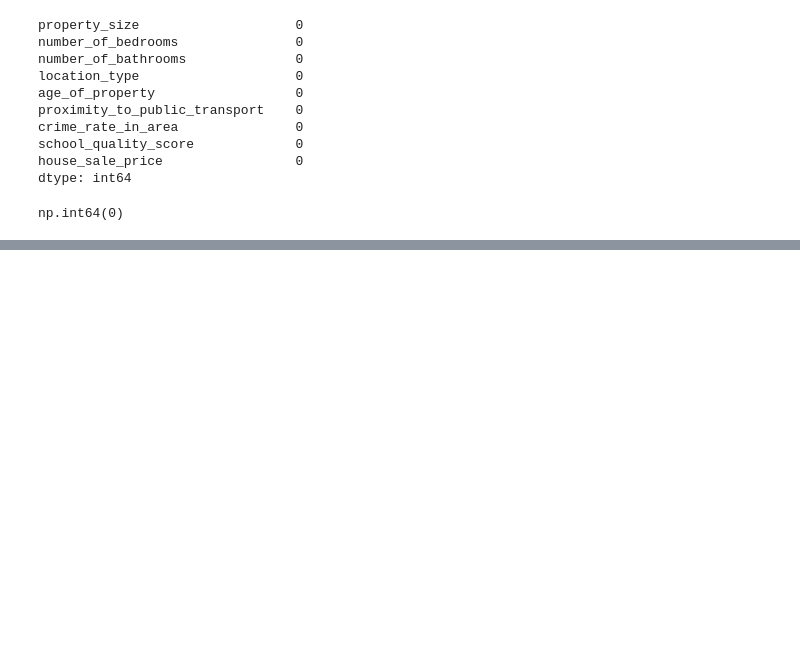
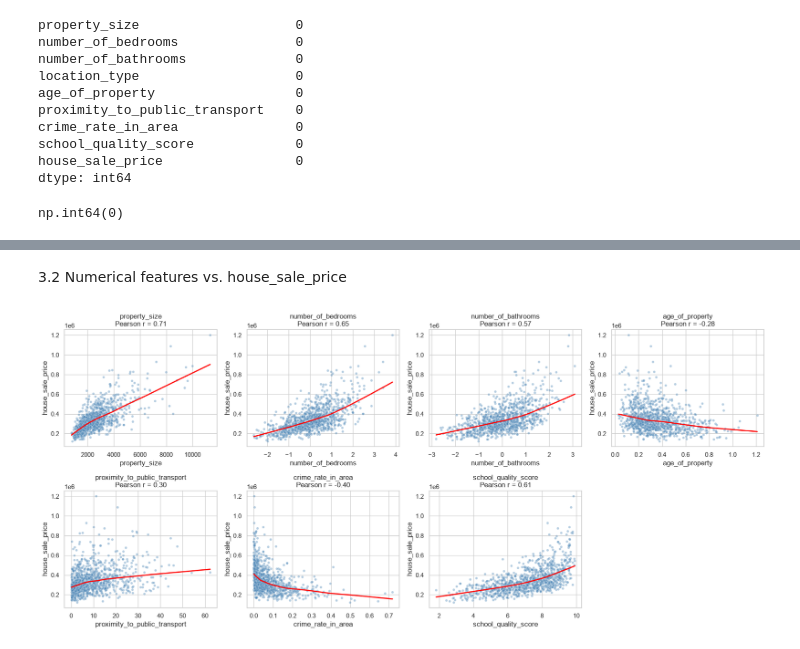
Before and after one commit to jadennk21-prog/AIAP-Mini-Project-1---Housing-Prices-Prediction, a Jupyter notebook: eda.ipynb, the cells around one changed output, grey strips where cells are left out. Drawn from its saved outputs; the diff is of its cells as text; code cells hidden in the pictures; blank space fills up the shorter version.

```diff
--- a/eda.ipynb
+++ b/eda.ipynb
@@ -121,0 +271,17 @@ See https://pandas.pydata.org/docs/user_guide/migration-3-strings.html#string-mi
+# %% [markdown]
+3.2 Numerical features vs. house_sale_price
+# %%
+
+fig, axes = plt.subplots(2, 4, figsize=(18, 8))
+for ax, col in zip(axes.ravel(), num_predictors):
+    sns.scatterplot(data=df, x=col, y=target, alpha=0.4, s=18, ax=ax, color="steelblue")
+    sns.regplot(data=df, x=col, y=target, scatter=False, lowess=True,
+                line_kws={"color": "red", "lw": 2}, ax=ax)
+    r = df[col].corr(df[target])
+    ax.set_title(f"{col}\nPearson r = {r:.2f}")
+for ax in axes.ravel()[len(num_predictors):]:
+    ax.axis("off")
+plt.tight_layout()
+plt.show()
+# %% [output]
+[figure, added]
```
Also changed, not shown: parts of 43 cells of this notebook, 1 other file.
